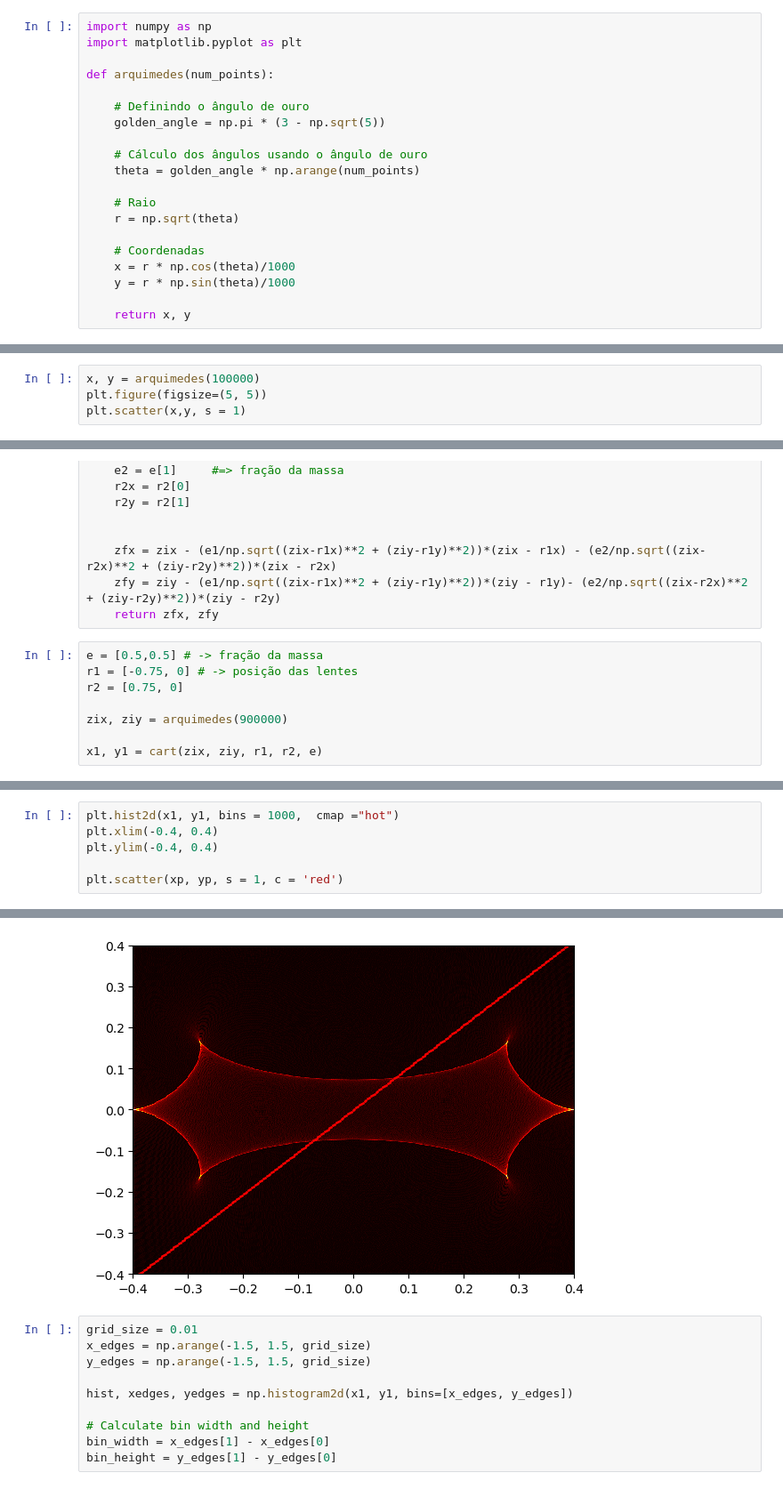
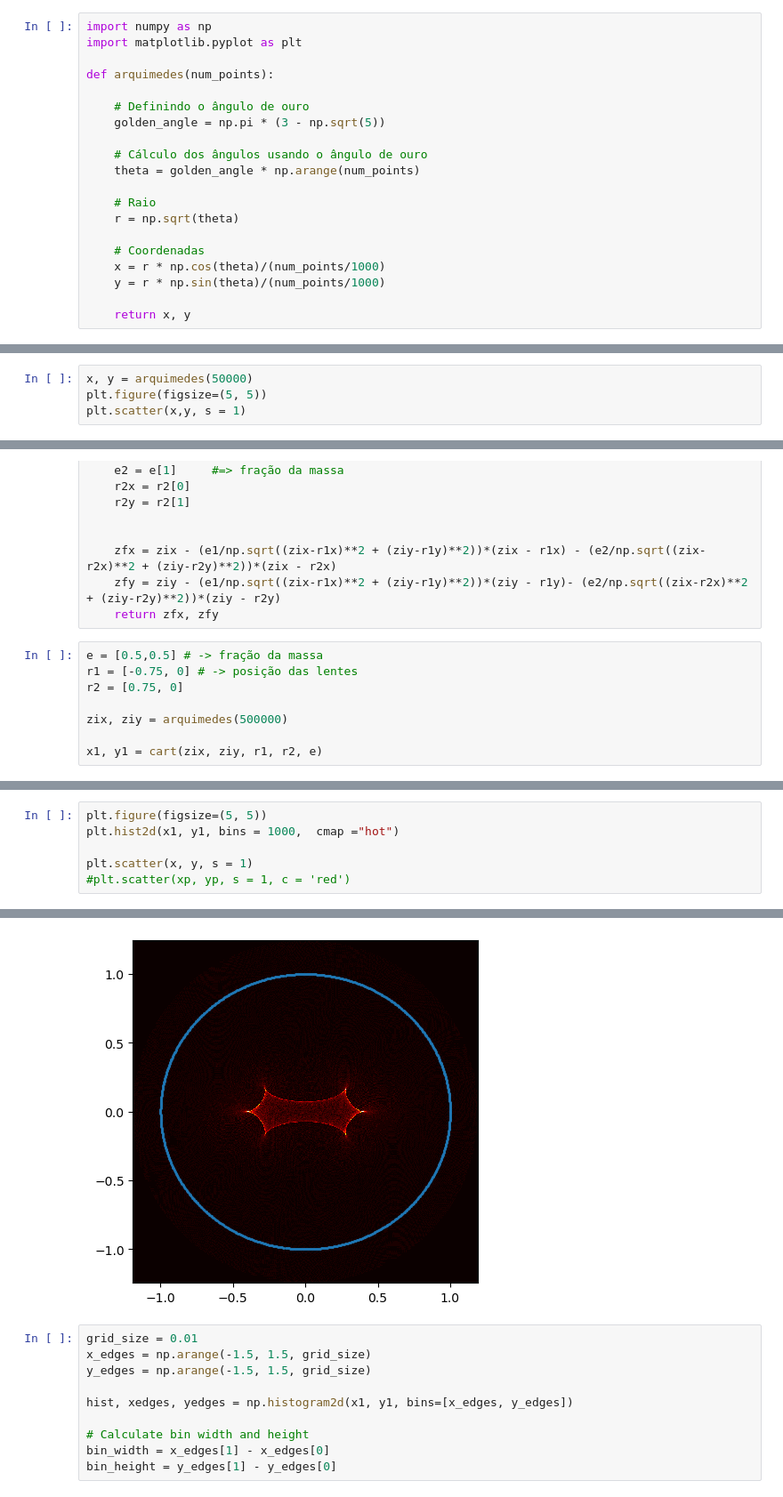
Before and after one commit to ylaksl/Microlensing, a Jupyter notebook: microlensing.ipynb, the cells around one changed output, grey strips where cells are left out. Shown at 89% size. Drawn from its saved outputs; the diff is of its cells as text.

```diff
--- a/microlensing.ipynb
+++ b/microlensing.ipynb
@@ -172,7 +172,7 @@ def arquimedes(num_points):
     r = np.sqrt(theta)
 
     # Coordenadas
-    x = r * np.cos(theta)/1000
-    y = r * np.sin(theta)/1000
+    x = r * np.cos(theta)/(num_points/1000)
+    y = r * np.sin(theta)/(num_points/1000)
 
     return x, y
@@ -179,5 +190,5 @@ def arquimedes(num_points):
 # %%
-x, y = arquimedes(100000)
+x, y = arquimedes(50000)
 plt.figure(figsize=(5, 5))
 plt.scatter(x,y, s = 1)
 # %% [output]
@@ -201,7 +212,7 @@ e = [0.5,0.5] # -> fração da massa
 r1 = [-0.75, 0] # -> posição das lentes
 r2 = [0.75, 0]
 
-zix, ziy = arquimedes(900000)
+zix, ziy = arquimedes(500000)
 
 x1, y1 = cart(zix, ziy, r1, r2, e)
 # %%
@@ -214,12 +226,12 @@ plt.scatter(x1, y1, s = 1, c = 'black')
 # %%
+plt.figure(figsize=(5, 5))
 plt.hist2d(x1, y1, bins = 1000,  cmap ="hot")
-plt.xlim(-0.4, 0.4)
-plt.ylim(-0.4, 0.4)
 
-plt.scatter(xp, yp, s = 1, c = 'red')
+plt.scatter(x, y, s = 1)
+#plt.scatter(xp, yp, s = 1, c = 'red')
 # %% [output]
 <matplotlib.collections.PathCollection at 0x...>
-[figure, old version]
+[figure, new version]
 # %%
 grid_size = 0.01
 x_edges = np.arange(-1.5, 1.5, grid_size)
```
Also changed, not shown: parts of 7 cells of this notebook.
